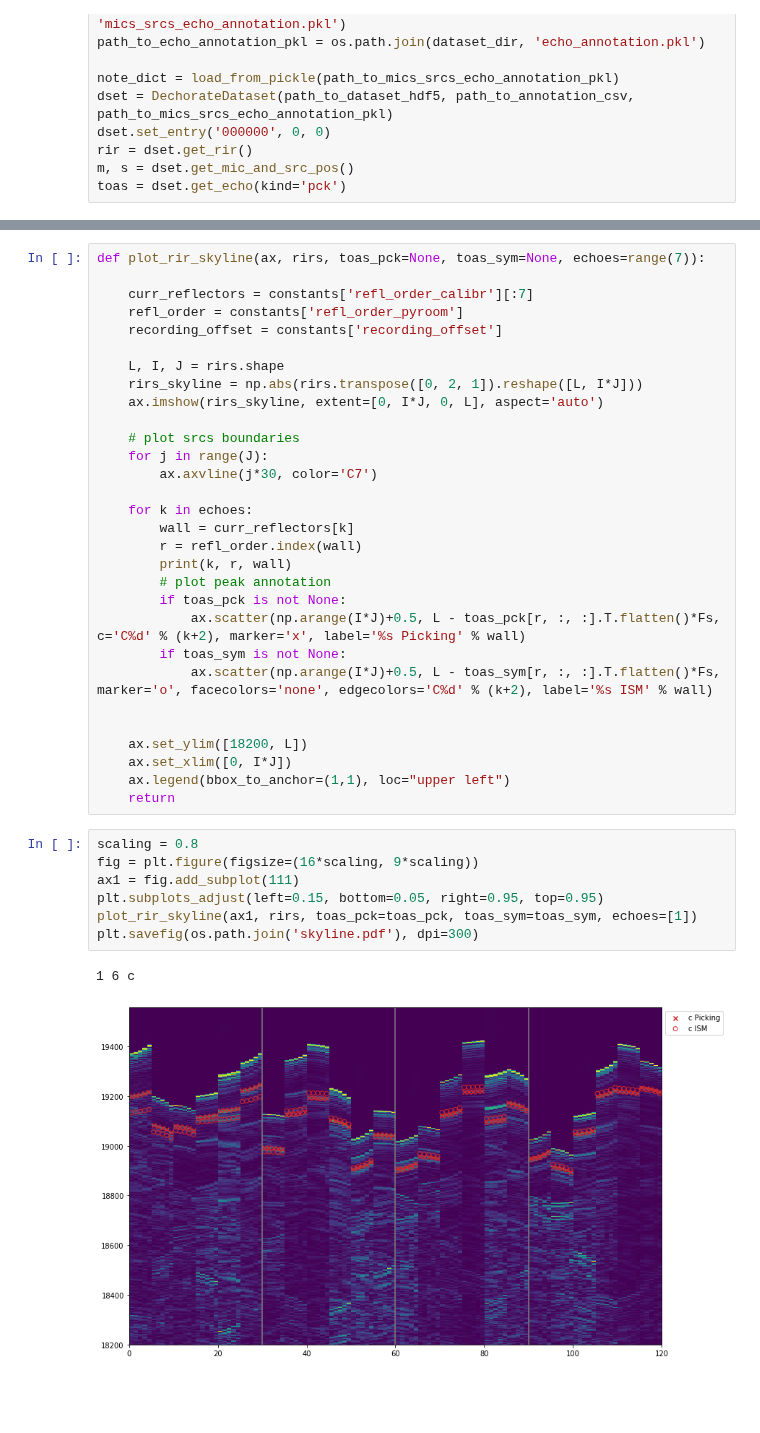
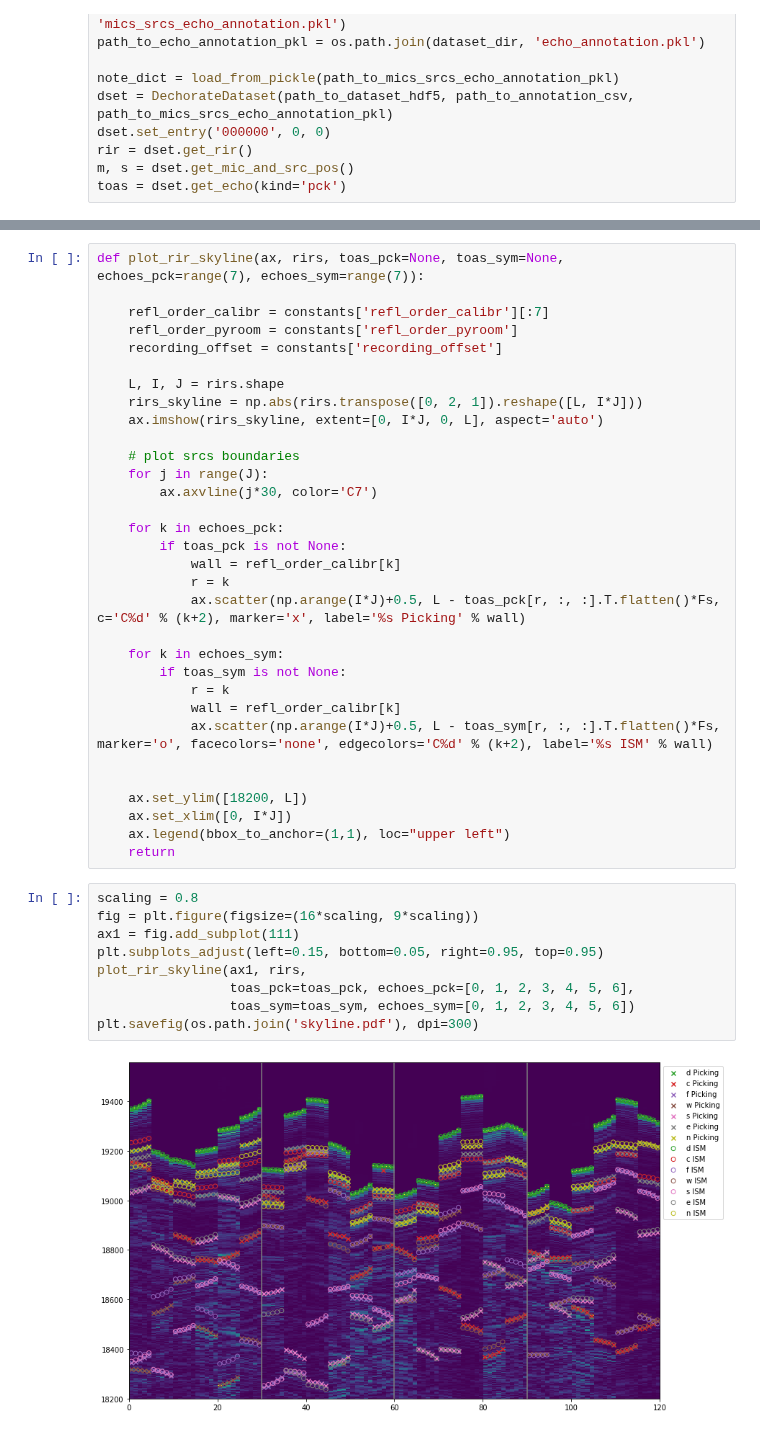
Before and after one commit to Chutlhu/dEchorate, a Jupyter notebook: notebooks/[dechorate-application] rooge.ipynb, the cells around one changed output, grey strips where cells are left out. Cells and saved outputs as stored; diff of their text form; blank space fills up the shorter version.

Commit message:
pra order in synth dataset

```diff
--- a/notebooks/[dechorate-application] rooge.ipynb
+++ b/notebooks/[dechorate-application] rooge.ipynb
@@ -87,8 +90,8 @@ for i in range(30):
 # %%
-def plot_rir_skyline(ax, rirs, toas_pck=None, toas_sym=None, echoes=range(7)):
+def plot_rir_skyline(ax, rirs, toas_pck=None, toas_sym=None, echoes_pck=range(7), echoes_sym=range(7)):
 
-    curr_reflectors = constants['refl_order_calibr'][:7]
-    refl_order = constants['refl_order_pyroom']
+    refl_order_calibr = constants['refl_order_calibr'][:7]
+    refl_order_pyroom = constants['refl_order_pyroom']
     recording_offset = constants['recording_offset']
 
     L, I, J = rirs.shape
@@ -99,14 +102,16 @@ def plot_rir_skyline(ax, rirs, toas_pck=None, toas_sym=None, echoes=range(7)):
     for j in range(J):
         ax.axvline(j*30, color='C7')
 
-    for k in echoes:
-        wall = curr_reflectors[k]
-        r = refl_order.index(wall)
-        print(k, r, wall)
-        # plot peak annotation
+    for k in echoes_pck:
         if toas_pck is not None:
+            wall = refl_order_calibr[k]
+            r = k
             ax.scatter(np.arange(I*J)+0.5, L - toas_pck[r, :, :].T.flatten()*Fs, c='C%d' % (k+2), marker='x', label='%s Picking' % wall)
+
+    for k in echoes_sym:
         if toas_sym is not None:
+            r = k
+            wall = refl_order_calibr[k]
             ax.scatter(np.arange(I*J)+0.5, L - toas_sym[r, :, :].T.flatten()*Fs, marker='o', facecolors='none', edgecolors='C%d' % (k+2), label='%s ISM' % wall)
 
 
@@ -117,10 +122,11 @@ def plot_rir_skyline(ax, rirs, toas_pck=None, toas_sym=None, echoes=range(7)):
 # %%
 scaling = 0.8
 fig = plt.figure(figsize=(16*scaling, 9*scaling))
 ax1 = fig.add_subplot(111)
 plt.subplots_adjust(left=0.15, bottom=0.05, right=0.95, top=0.95)
-plot_rir_skyline(ax1, rirs, toas_pck=toas_pck, toas_sym=toas_sym, echoes=[1])
+plot_rir_skyline(ax1, rirs,
+                 toas_pck=toas_pck, echoes_pck=[0, 1, 2, 3, 4, 5, 6],
+                 toas_sym=toas_sym, echoes_sym=[0, 1, 2, 3, 4, 5, 6])
 plt.savefig(os.path.join('skyline.pdf'), dpi=300)
 # %% [output]
-1 6 c
-[figure, old version]
+[figure, new version]
```
Also changed, not shown: parts of 2 cells of this notebook, 3 other files.
